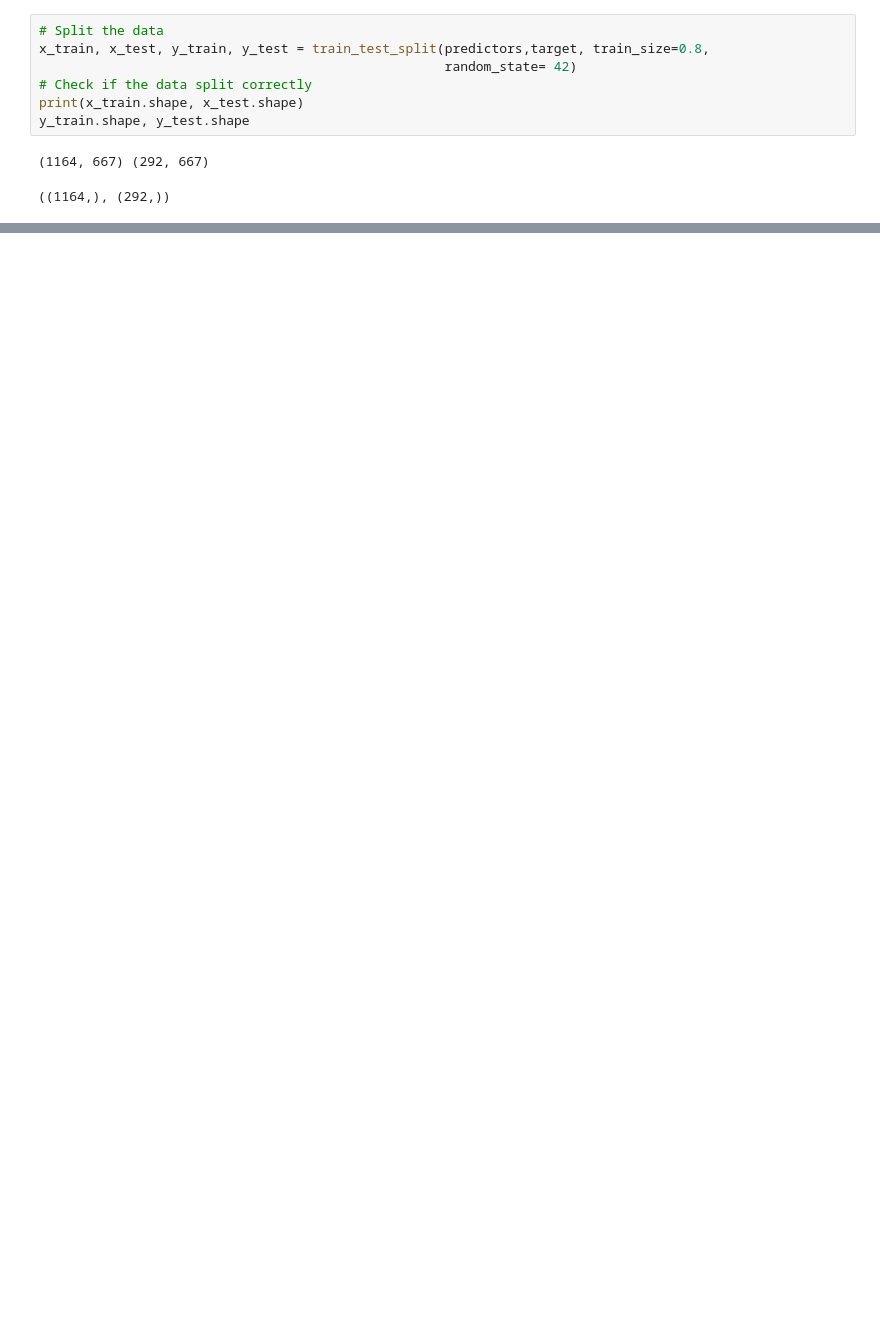
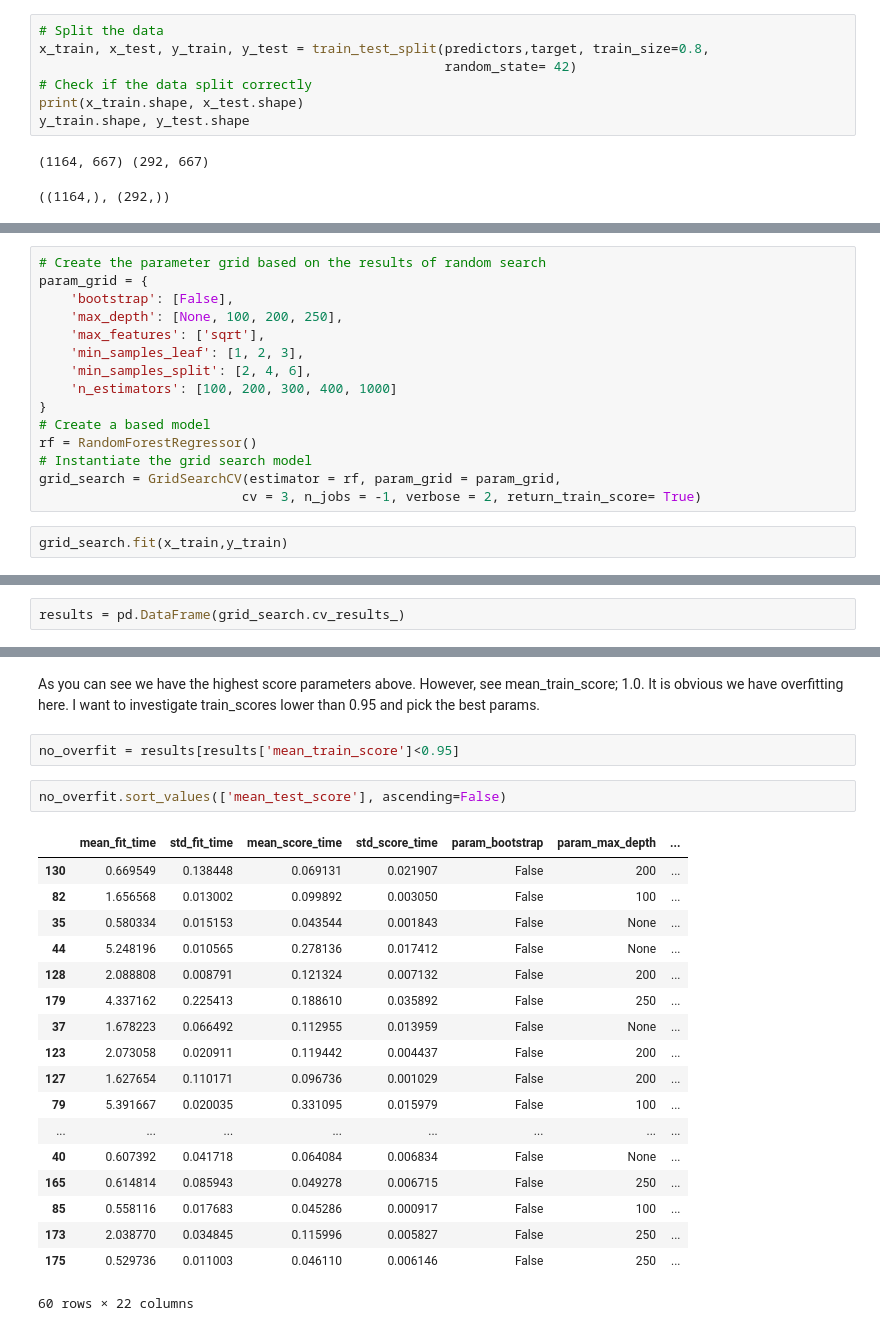
Before and after one commit to orkunaran/House_Prices_Advenced_Regression, a Jupyter notebook: House Prices model implementation.ipynb, the cells around one changed output, grey strips where cells are left out. Cells and saved outputs as stored; diff of their text form; blank space fills up the shorter version.

```diff
--- a/House Prices model implementation.ipynb
+++ b/House Prices model implementation.ipynb
@@ -336,0 +370,17 @@ Stay safe.
+# %%
+# Create the parameter grid based on the results of random search
+param_grid = {
+    'bootstrap': [False],
+    'max_depth': [None, 100, 200, 250],
+    'max_features': ['sqrt'],
+    'min_samples_leaf': [1, 2, 3],
+    'min_samples_split': [2, 4, 6],
+    'n_estimators': [100, 200, 300, 400, 1000]
+}
+# Create a based model
+rf = RandomForestRegressor()
+# Instantiate the grid search model
+grid_search = GridSearchCV(estimator = rf, param_grid = param_grid,
+                          cv = 3, n_jobs = -1, verbose = 2, return_train_score= True)
+# %%
+grid_search.fit(x_train,y_train)
@@ -336,0 +410,2 @@ Stay safe.
+# %%
+results = pd.DataFrame(grid_search.cv_results_)
@@ -336,0 +418,25 @@ Stay safe.
+# %% [markdown]
+As you can see we have the highest score parameters above. However, see mean_train_score; 1.0. It is obvious we have overfitting here. I want to investigate train_scores lower than 0.95 and pick the best params.
+# %%
+no_overfit = results[results['mean_train_score']<0.95]
+# %%
+no_overfit.sort_values(['mean_test_score'], ascending=False)
+# %% [output]
+|  | mean_fit_time | std_fit_time | mean_score_time | std_score_time | param_bootstrap | param_max_depth | ... |
+| 130 | 0.669549 | 0.138448 | 0.069131 | 0.021907 | False | 200 | ... |
+| 82 | 1.656568 | 0.013002 | 0.099892 | 0.003050 | False | 100 | ... |
+| 35 | 0.580334 | 0.015153 | 0.043544 | 0.001843 | False | None | ... |
+| 44 | 5.248196 | 0.010565 | 0.278136 | 0.017412 | False | None | ... |
+| 128 | 2.088808 | 0.008791 | 0.121324 | 0.007132 | False | 200 | ... |
+| 179 | 4.337162 | 0.225413 | 0.188610 | 0.035892 | False | 250 | ... |
+| 37 | 1.678223 | 0.066492 | 0.112955 | 0.013959 | False | None | ... |
+| 123 | 2.073058 | 0.020911 | 0.119442 | 0.004437 | False | 200 | ... |
+| 127 | 1.627654 | 0.110171 | 0.096736 | 0.001029 | False | 200 | ... |
+| 79 | 5.391667 | 0.020035 | 0.331095 | 0.015979 | False | 100 | ... |
+| ... | ... | ... | ... | ... | ... | ... | ... |
+| 40 | 0.607392 | 0.041718 | 0.064084 | 0.006834 | False | None | ... |
+| 165 | 0.614814 | 0.085943 | 0.049278 | 0.006715 | False | 250 | ... |
+| 85 | 0.558116 | 0.017683 | 0.045286 | 0.000917 | False | 100 | ... |
+| 173 | 2.038770 | 0.034845 | 0.115996 | 0.005827 | False | 250 | ... |
+| 175 | 0.529736 | 0.011003 | 0.046110 | 0.006146 | False | 250 | ... |
+60 rows × 22 columns
```
Also changed, not shown: parts of 98 cells of this notebook, 11 other files.
